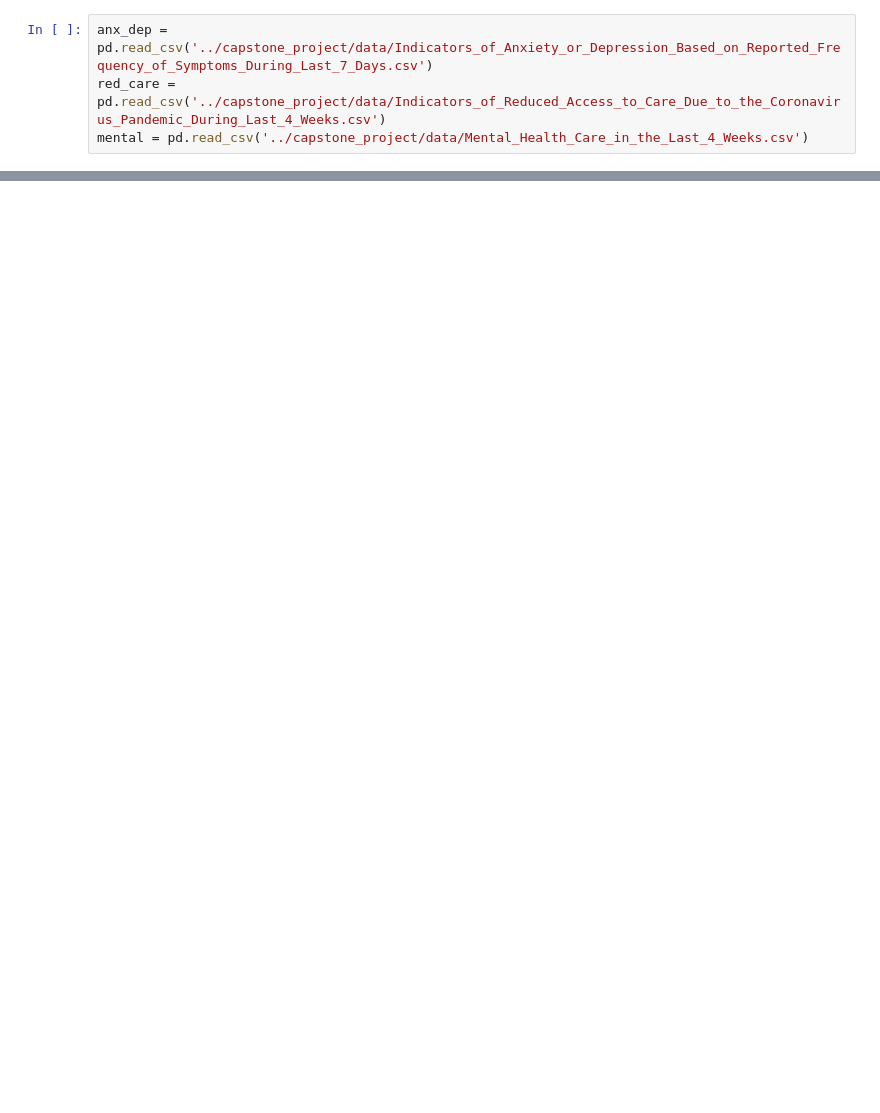
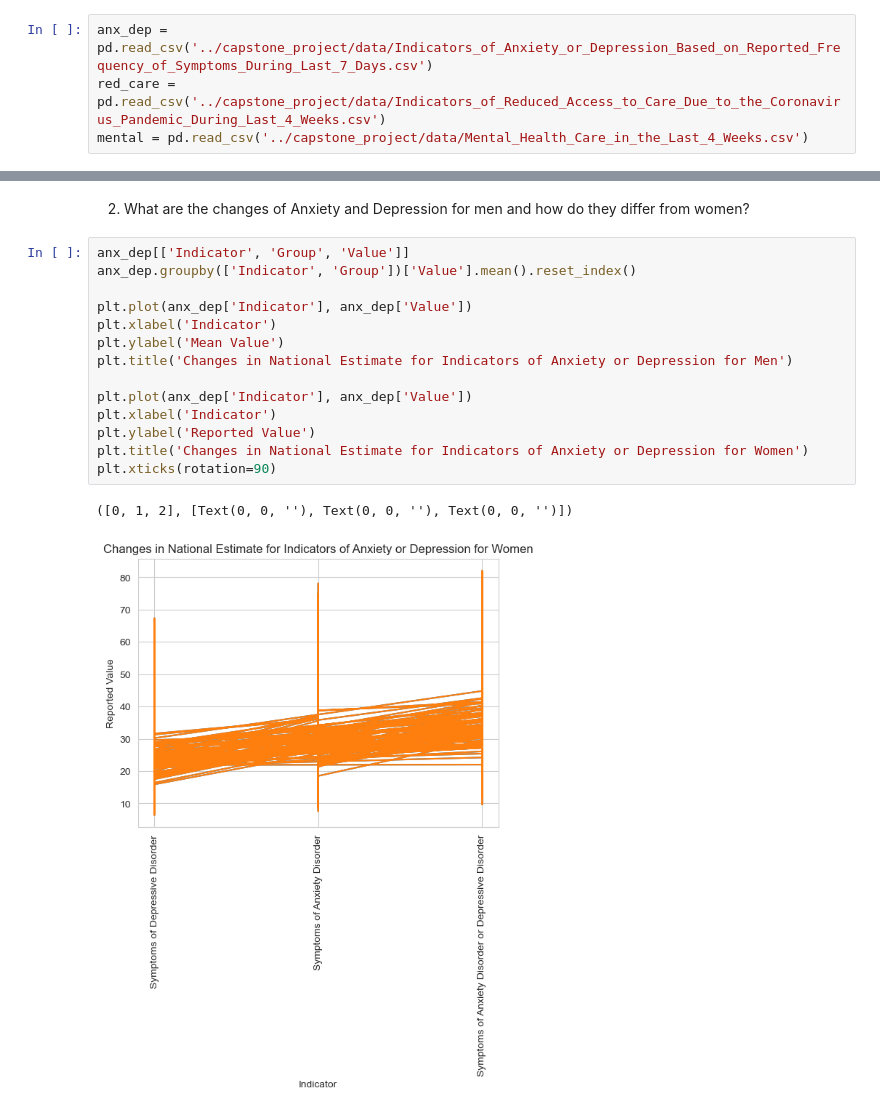
Before and after one commit to janaydunn21/Housing-Insecurities-and-its-effect-on-Black-Women-s-Mental-Health-During-the-Pandemic, a Jupyter notebook: capstone_project.ipynb, the cells around one changed output, grey strips where cells are left out. Drawn from its saved outputs; the diff is of its cells as text; blank space fills up the shorter version.

```diff
--- a/capstone_project.ipynb
+++ b/capstone_project.ipynb
@@ -49,0 +45,19 @@ plt.show()
+# %% [markdown]
+2. What are the changes of Anxiety and Depression for men and how do they differ from women?
+# %%
+anx_dep[['Indicator', 'Group', 'Value']]
+anx_dep.groupby(['Indicator', 'Group'])['Value'].mean().reset_index()
+
+plt.plot(anx_dep['Indicator'], anx_dep['Value'])
+plt.xlabel('Indicator')
+plt.ylabel('Mean Value')
+plt.title('Changes in National Estimate for Indicators of Anxiety or Depression for Men')
+
+plt.plot(anx_dep['Indicator'], anx_dep['Value'])
+plt.xlabel('Indicator')
+plt.ylabel('Reported Value')
+plt.title('Changes in National Estimate for Indicators of Anxiety or Depression for Women')
+plt.xticks(rotation=90)
+# %% [output]
+([0, 1, 2], [Text(0, 0, ''), Text(0, 0, ''), Text(0, 0, '')])
+[figure, added]
```
Also changed, not shown: parts of 43 cells of this notebook, 2 other files.
